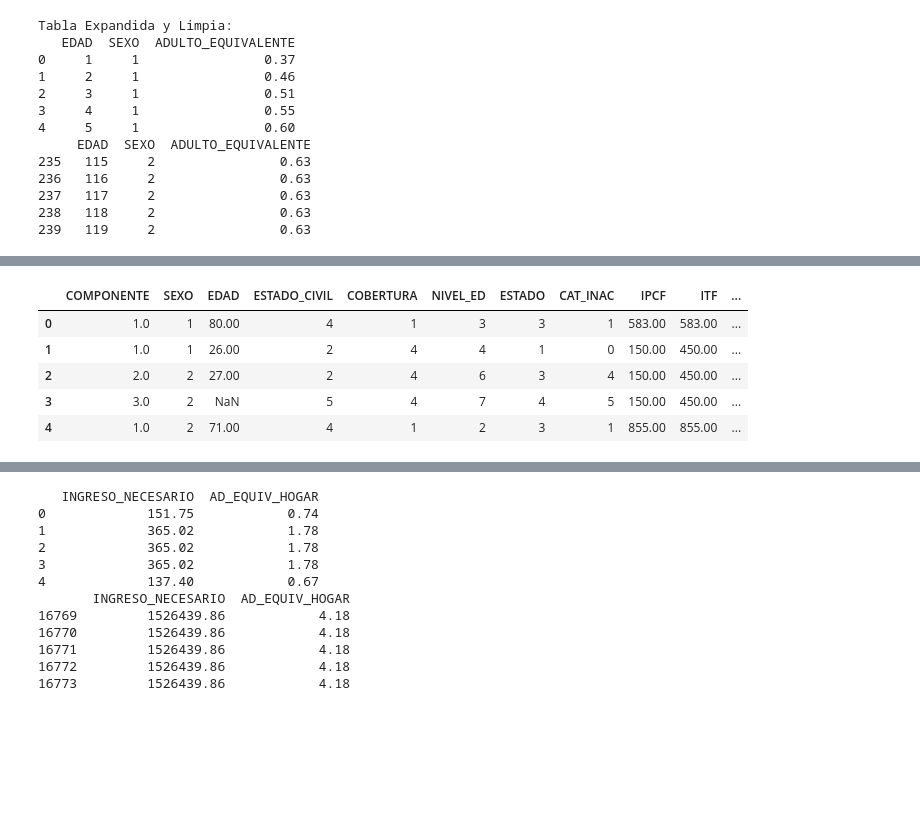
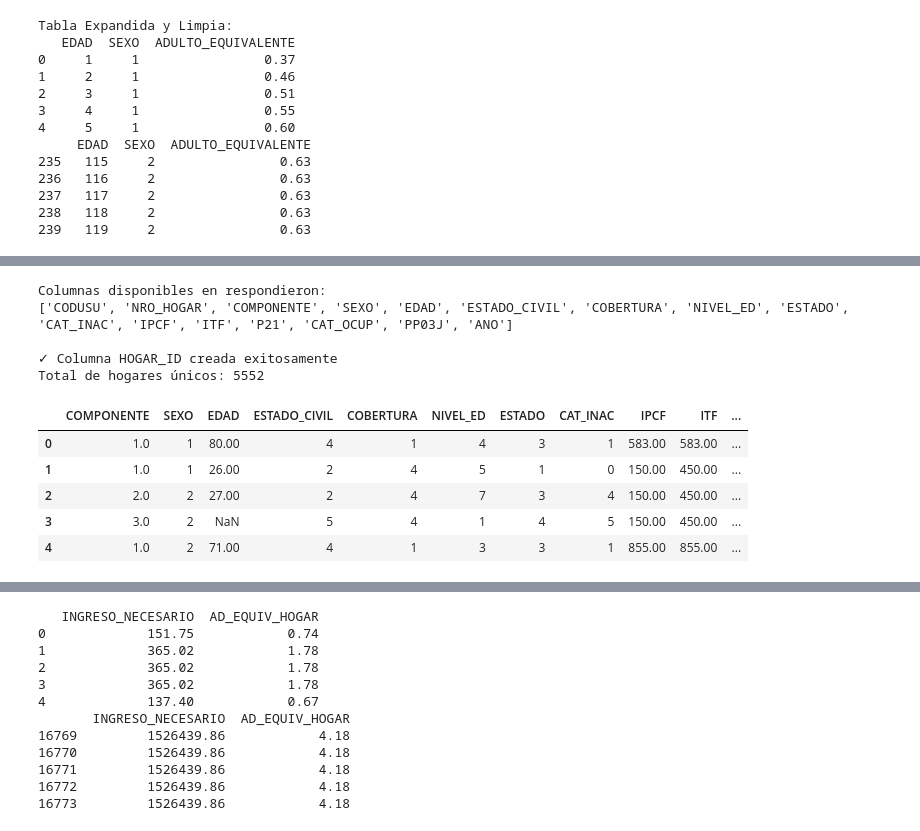
Before and after one commit to paulaleylen/BigDataUBA-Grupo10, a Jupyter notebook: TP1/Program_TP1_GrupoJLP.ipynb, the cells around one changed output, grey strips where cells are left out. Saved outputs shown, nothing was run; the diff lists cells and outputs as text; code cells hidden in the pictures; blank space fills up the shorter version.

```diff
--- a/TP1/Program_TP1_GrupoJLP.ipynb
+++ b/TP1/Program_TP1_GrupoJLP.ipynb
@@ -1571,20 +1604,34 @@ Procesando columna: PP03J...
 Name: count, dtype: int64
 -------------------------
 # %%
-# Crear la nueva columna 'HOGAR_ID'
-respondieron['HOGAR_ID'] = respondieron['CODUSU'].astype(str) + respondieron['NRO_HOGAR'].astype(str)
+# Verificar que las columnas existen antes de crear HOGAR_ID
+print("Columnas disponibles en respondieron:")
+print(respondieron.columns.tolist())
 
-# Eliminar las columnas originales ('CODUSU' y 'NRO_HOGAR')
-respondieron.drop(columns=['CODUSU', 'NRO_HOGAR'], inplace=True)
+# Crear la nueva columna 'HOGAR_ID' concatenando CODUSU y NRO_HOGAR
+if 'CODUSU' in respondieron.columns and 'NRO_HOGAR' in respondieron.columns:
+    respondieron['HOGAR_ID'] = respondieron['CODUSU'].astype(str) + '_' + respondieron['NRO_HOGAR'].astype(str)
 
-respondieron.head()
+    # Eliminar las columnas originales ('CODUSU' y 'NRO_HOGAR')
+    respondieron.drop(columns=['CODUSU', 'NRO_HOGAR'], inplace=True)
+    print("\n✓ Columna HOGAR_ID creada exitosamente")
+    print(f"Total de hogares únicos: {respondieron['HOGAR_ID'].nunique()}")
+else:
+    print("\n⚠ Error: Columnas CODUSU y/o NRO_HOGAR no encontradas")
+
+display(respondieron.head())
 # %% [output]
+Columnas disponibles en respondieron:
+['CODUSU', 'NRO_HOGAR', 'COMPONENTE', 'SEXO', 'EDAD', 'ESTADO_CIVIL', 'COBERTURA', 'NIVEL_ED', 'ESTADO', 'CAT_INAC', 'IPCF', 'ITF', 'P21', 'CAT_OCUP', 'PP03J', 'ANO']
+
+✓ Columna HOGAR_ID creada exitosamente
+Total de hogares únicos: 5552
 |  | COMPONENTE | SEXO | EDAD | ESTADO_CIVIL | COBERTURA | NIVEL_ED | ESTADO | CAT_INAC | IPCF | ITF | ... |
-| 0 | 1.0 | 1 | 80.00 | 4 | 1 | 3 | 3 | 1 | 583.00 | 583.00 | ... |
-| 1 | 1.0 | 1 | 26.00 | 2 | 4 | 4 | 1 | 0 | 150.00 | 450.00 | ... |
-| 2 | 2.0 | 2 | 27.00 | 2 | 4 | 6 | 3 | 4 | 150.00 | 450.00 | ... |
-| 3 | 3.0 | 2 | NaN | 5 | 4 | 7 | 4 | 5 | 150.00 | 450.00 | ... |
-| 4 | 1.0 | 2 | 71.00 | 4 | 1 | 2 | 3 | 1 | 855.00 | 855.00 | ... |
+| 0 | 1.0 | 1 | 80.00 | 4 | 1 | 4 | 3 | 1 | 583.00 | 583.00 | ... |
+| 1 | 1.0 | 1 | 26.00 | 2 | 4 | 5 | 1 | 0 | 150.00 | 450.00 | ... |
+| 2 | 2.0 | 2 | 27.00 | 2 | 4 | 7 | 3 | 4 | 150.00 | 450.00 | ... |
+| 3 | 3.0 | 2 | NaN | 5 | 4 | 1 | 4 | 5 | 150.00 | 450.00 | ... |
+| 4 | 1.0 | 2 | 71.00 | 4 | 1 | 3 | 3 | 1 | 855.00 | 855.00 | ... |
 # %%
 # Unir 'df' con 'tabla_adult_equiv_larga' usando 'EDAD' y 'SEXO' como claves
 respondieron = pd.merge(respondieron, tabla_adult_equiv_larga, on=['EDAD', 'SEXO'], how='left')
```
Also changed, not shown: parts of 26 cells of this notebook, 8 other files.
